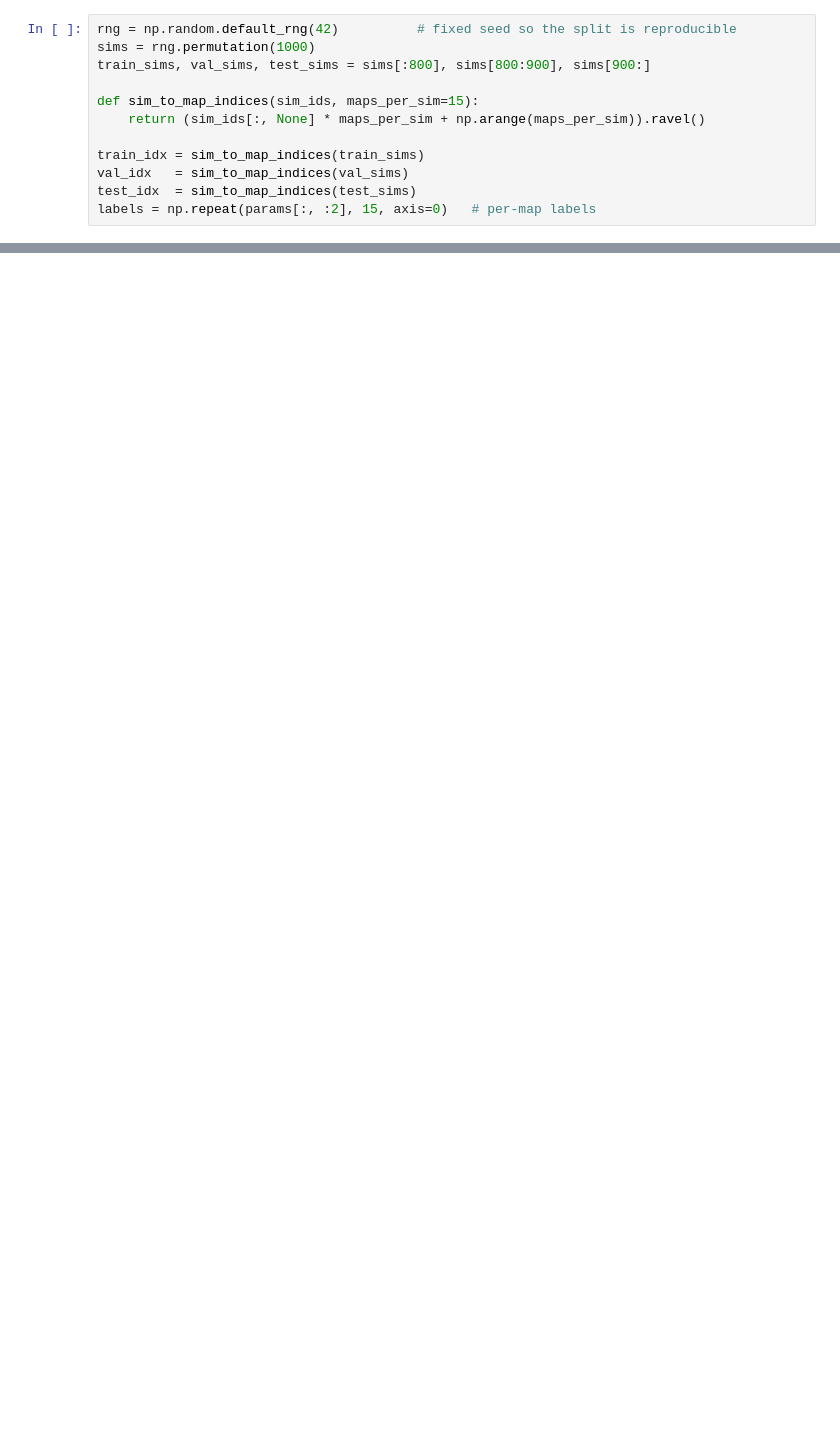
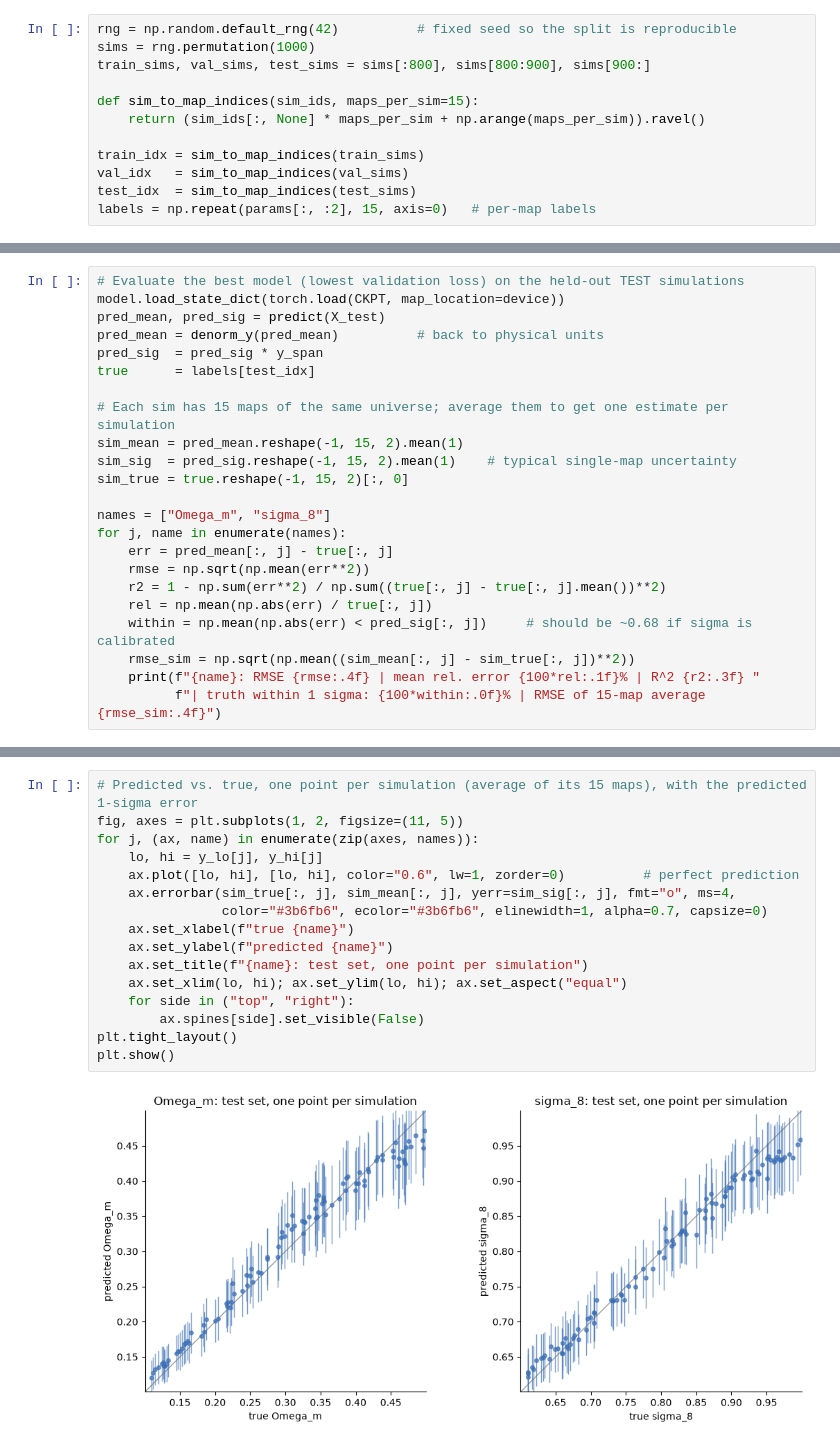
Before and after one commit to irisgnr/COMP2026, a Jupyter notebook: agentic/09_CNN/cosmo_CNN.ipynb, the cells around one changed output, grey strips where cells are left out. Cells and saved outputs as stored; diff of their text form; blank space fills up the shorter version.

```diff
--- a/agentic/09_CNN/cosmo_CNN.ipynb
+++ b/agentic/09_CNN/cosmo_CNN.ipynb
@@ -40,0 +243,23 @@ print(len(maps[train_idx]))
+# %%
+# Evaluate the best model (lowest validation loss) on the held-out TEST simulations
+model.load_state_dict(torch.load(CKPT, map_location=device))
+pred_mean, pred_sig = predict(X_test)
+pred_mean = denorm_y(pred_mean)          # back to physical units
+pred_sig  = pred_sig * y_span
+true      = labels[test_idx]
+
+# Each sim has 15 maps of the same universe; average them to get one estimate per simulation
+sim_mean = pred_mean.reshape(-1, 15, 2).mean(1)
+sim_sig  = pred_sig.reshape(-1, 15, 2).mean(1)    # typical single-map uncertainty
+sim_true = true.reshape(-1, 15, 2)[:, 0]
+
+names = ["Omega_m", "sigma_8"]
+for j, name in enumerate(names):
+    err = pred_mean[:, j] - true[:, j]
+    rmse = np.sqrt(np.mean(err**2))
+    r2 = 1 - np.sum(err**2) / np.sum((true[:, j] - true[:, j].mean())**2)
+    rel = np.mean(np.abs(err) / true[:, j])
+    within = np.mean(np.abs(err) < pred_sig[:, j])     # should be ~0.68 if sigma is calibrated
+    rmse_sim = np.sqrt(np.mean((sim_mean[:, j] - sim_true[:, j])**2))
+    print(f"{name}: RMSE {rmse:.4f} | mean rel. error {100*rel:.1f}% | R^2 {r2:.3f} "
+          f"| truth within 1 sigma: {100*within:.0f}% | RMSE of 15-map average {rmse_sim:.4f}")
@@ -40,0 +269,18 @@ print(len(maps[train_idx]))
+# %%
+# Predicted vs. true, one point per simulation (average of its 15 maps), with the predicted 1-sigma error
+fig, axes = plt.subplots(1, 2, figsize=(11, 5))
+for j, (ax, name) in enumerate(zip(axes, names)):
+    lo, hi = y_lo[j], y_hi[j]
+    ax.plot([lo, hi], [lo, hi], color="0.6", lw=1, zorder=0)          # perfect prediction
+    ax.errorbar(sim_true[:, j], sim_mean[:, j], yerr=sim_sig[:, j], fmt="o", ms=4,
+                color="#3b6fb6", ecolor="#3b6fb6", elinewidth=1, alpha=0.7, capsize=0)
+    ax.set_xlabel(f"true {name}")
+    ax.set_ylabel(f"predicted {name}")
+    ax.set_title(f"{name}: test set, one point per simulation")
+    ax.set_xlim(lo, hi); ax.set_ylim(lo, hi); ax.set_aspect("equal")
+    for side in ("top", "right"):
+        ax.spines[side].set_visible(False)
+plt.tight_layout()
+plt.show()
+# %% [output]
+[figure, added]
```
Also changed, not shown: parts of 11 cells of this notebook, 3 other files.
